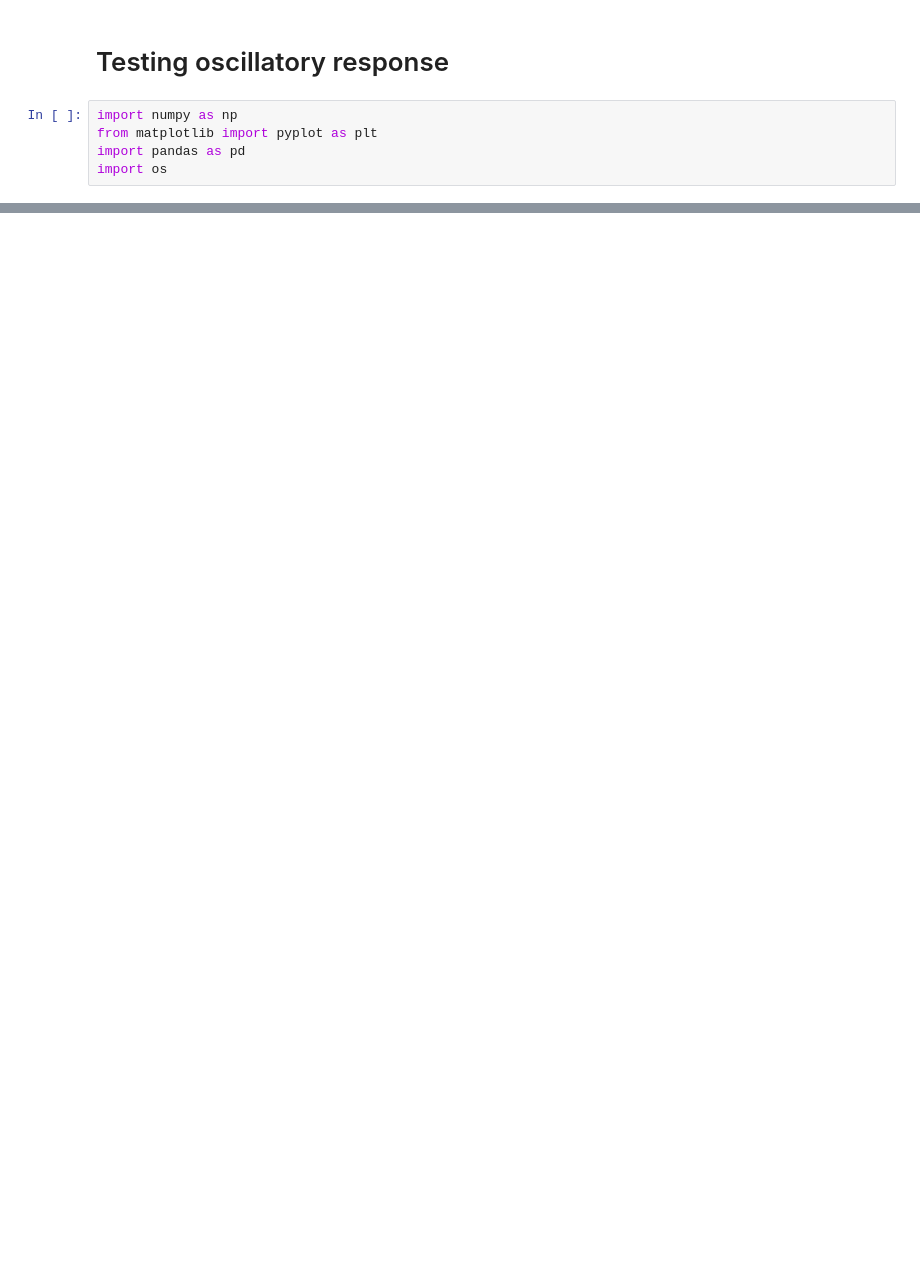
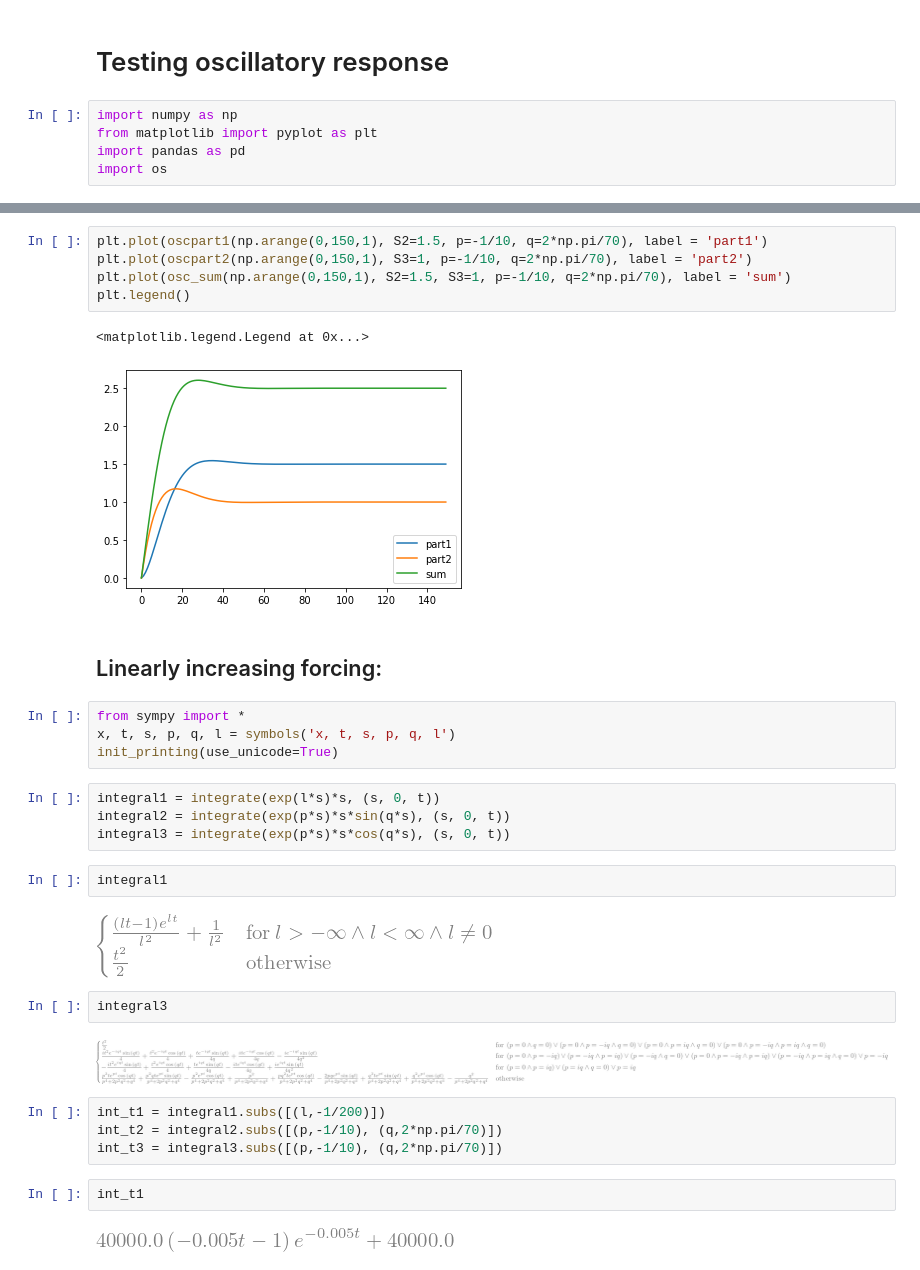
Before and after one commit to Hegebf/CMIP6-forcing, a Jupyter notebook: notebooks/Oscillations.ipynb, the cells around one changed output, grey strips where cells are left out. Cells and saved outputs as stored; diff of their text form; blank space fills up the shorter version.

Commit message:
Corrected some math and explored linear forcing

```diff
--- a/notebooks/Oscillations.ipynb
+++ b/notebooks/Oscillations.ipynb
@@ -27,0 +22,34 @@ plt.plot(R(np.arange(0,150,1),S1, S2, S3, l1, p, q))
+# %%
+plt.plot(oscpart1(np.arange(0,150,1), S2=1.5, p=-1/10, q=2*np.pi/70), label = 'part1')
+plt.plot(oscpart2(np.arange(0,150,1), S3=1, p=-1/10, q=2*np.pi/70), label = 'part2')
+plt.plot(osc_sum(np.arange(0,150,1), S2=1.5, S3=1, p=-1/10, q=2*np.pi/70), label = 'sum')
+plt.legend()
+# %% [output]
+<matplotlib.legend.Legend at 0x...>
+[figure, added]
+# %% [markdown]
+## Linearly increasing forcing:
+# %%
+from sympy import *
+x, t, s, p, q, l = symbols('x, t, s, p, q, l')
+init_printing(use_unicode=True)
+# %%
+integral1 = integrate(exp(l*s)*s, (s, 0, t))
+integral2 = integrate(exp(p*s)*s*sin(q*s), (s, 0, t))
+integral3 = integrate(exp(p*s)*s*cos(q*s), (s, 0, t))
+# %%
+integral1
+# %% [output]
+[figure, added]
+# %%
+integral3
+# %% [output]
+[figure, added]
+# %%
+int_t1 = integral1.subs([(l,-1/200)])
+int_t2 = integral2.subs([(p,-1/10), (q,2*np.pi/70)])
+int_t3 = integral3.subs([(p,-1/10), (q,2*np.pi/70)])
+# %%
+int_t1
+# %% [output]
+[figure, added]
```
Also changed, not shown: parts of 13 cells of this notebook.
